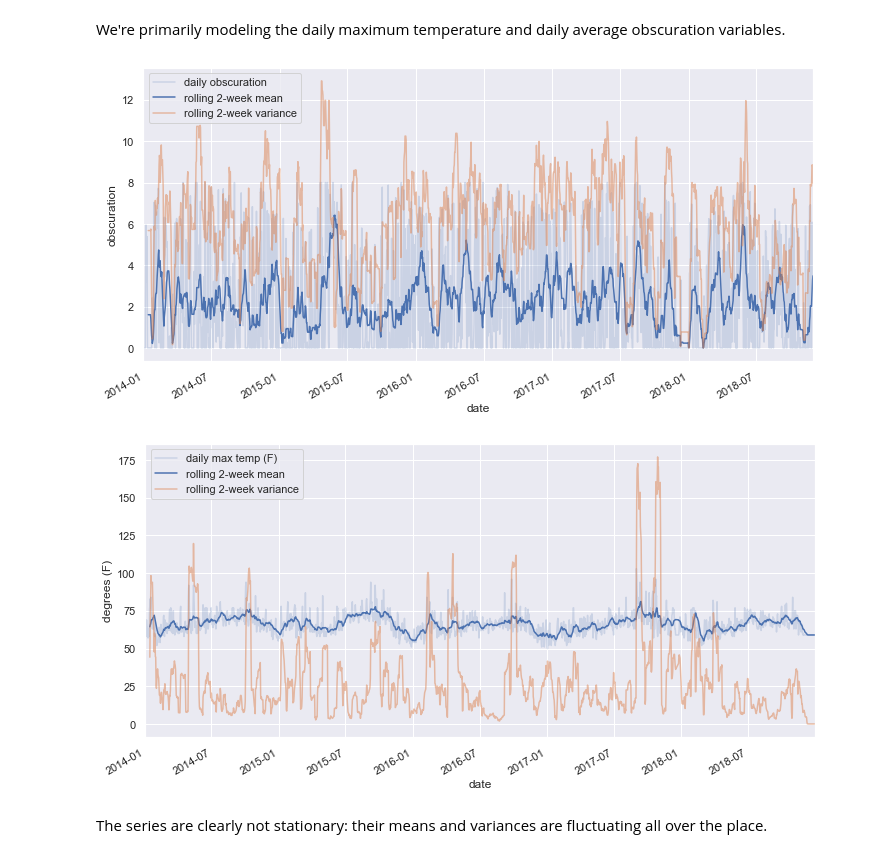
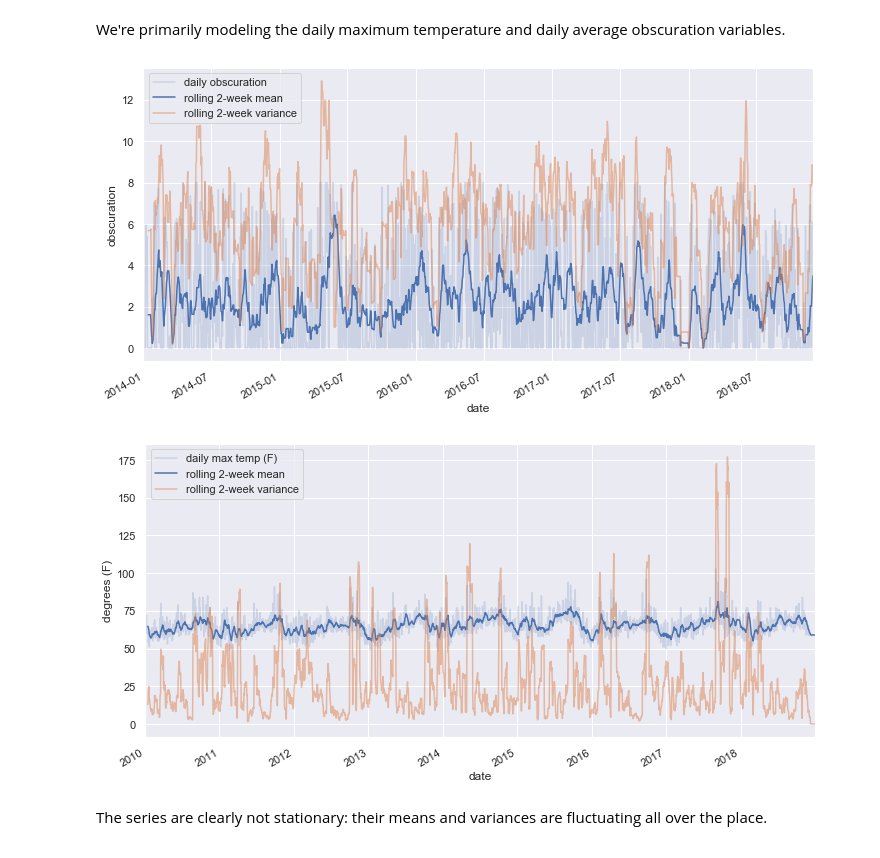
Before and after one commit to jefftrevino/Springboard, a Jupyter notebook: capstone1montereyWeather/weather_time_series_analysis.ipynb, the cells around one changed output. Saved outputs shown, nothing was run; the diff lists cells and outputs as text; code cells hidden in the pictures.

```diff
--- a/capstone1montereyWeather/weather_time_series_analysis.ipynb
+++ b/capstone1montereyWeather/weather_time_series_analysis.ipynb
@@ -41,41 +50,36 @@ We're primarily modeling the daily maximum temperature and daily average obscura
 # %%
 sns.set()
 
-x = df
-bool_index = (x.index.hour >= 10) & (x.index.hour <= 16) # consider the clearest and driest part of each day
-x = x[bool_index]
 
-obsc = x['averageObscuration'].resample(rule='D').mean().dropna()
-temp = x['DailyMaximumDryBulbTemperature'].resample(rule='D').last().dropna()
 
 bool_index = (obsc.index.year >= 2014) & (obsc.index.year <= 2018)
 obsc = obsc[bool_index]
-bool_index = (temp.index.year >= 2014) & (temp.index.year <= 2018)
+bool_index = (temp.index.year >= 2010) & (temp.index.year <= 2018)
 temp = temp[bool_index]
 
 plt.figure(figsize=(12, 6))
 plt.plot(obsc, color='b', alpha=0.2)
 obsc.rolling(14).mean().plot()
 obsc.rolling(14).var().plot(alpha=0.5)
 plt.xlabel('date')
 plt.ylabel('obscuration')
 plt.legend(('daily obscuration', 'rolling 2-week mean', 'rolling 2-week variance'))
 plt.show()
 
 plt.figure(figsize=(12, 6))
 plt.plot(temp, color='b', alpha=0.2)
 temp.rolling(14).mean().plot()
 temp.rolling(14).var().plot(alpha=0.5)
 plt.xlabel('date')
 plt.ylabel('degrees (F)')
 plt.legend(('daily max temp (F)', 'rolling 2-week mean', 'rolling 2-week variance'))
 
 
 
 plt.show()
 # %% [output]
 [figure]
-[figure, old version]
+[figure, new version]
 # %% [markdown]
 The series are clearly not stationary: their means and variances are fluctuating all over the place.
 # %% [markdown]
```
Also changed, not shown: parts of 20 cells of this notebook.
